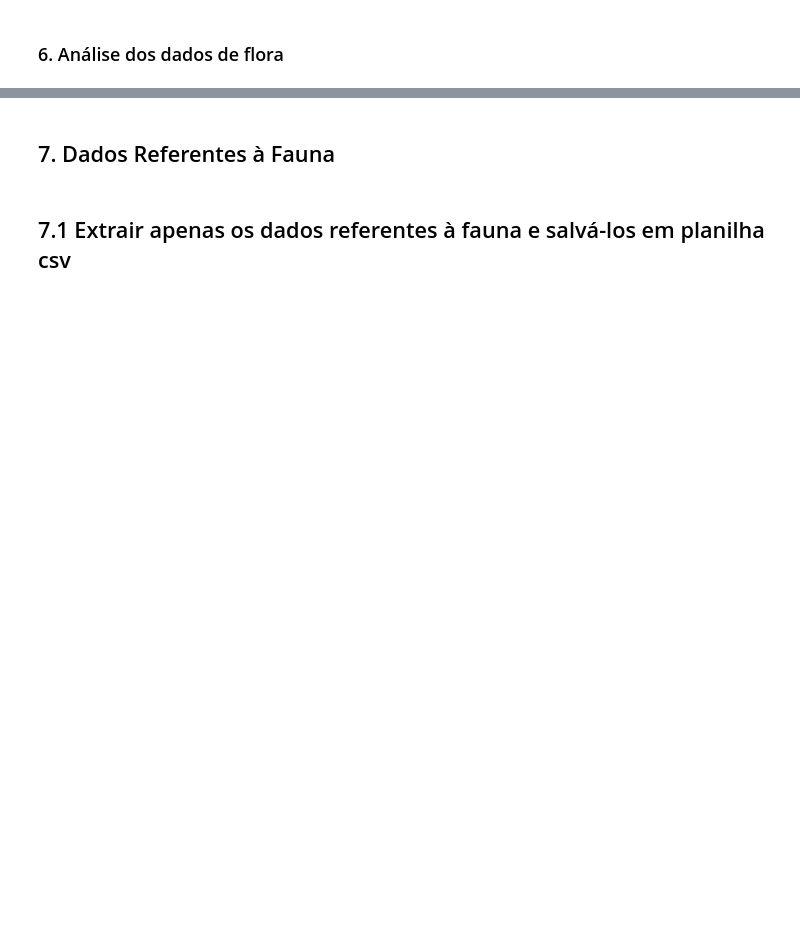
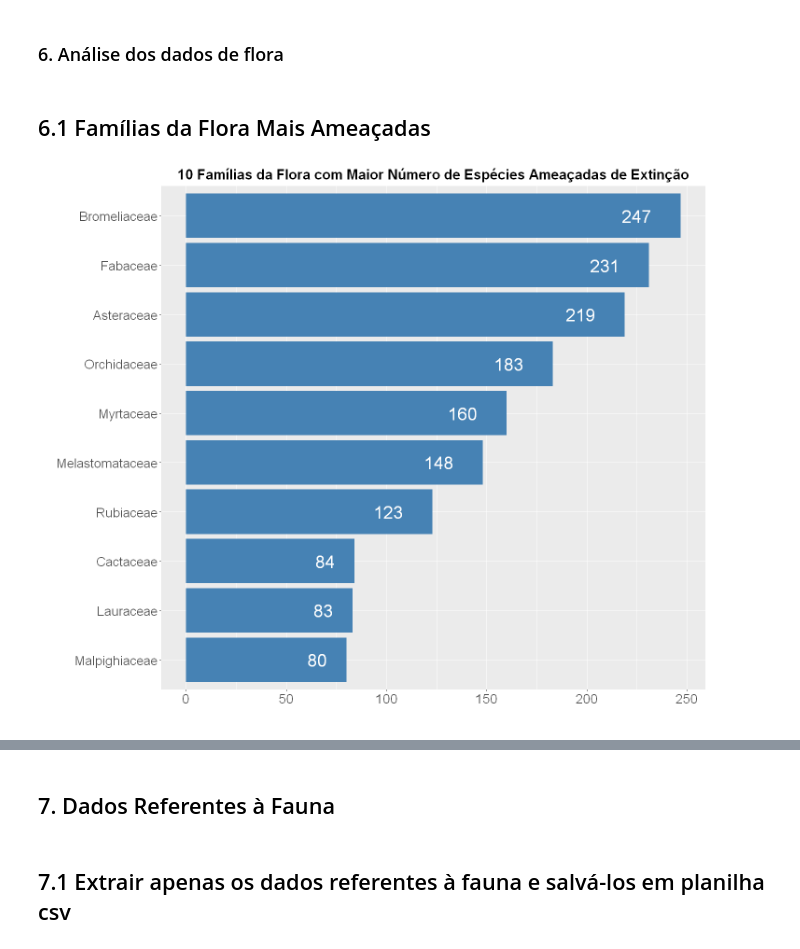
Before and after one commit to robson-cruz/Web_Scraping_R, a Jupyter notebook: Portaria_MMA_300-2022/portaria_mma_300_2022.ipynb, the cells around one changed output, grey strips where cells are left out. Drawn from its saved outputs; the diff is of its cells as text; code cells hidden in the pictures; blank space fills up the shorter version.

Commit message:
Especies madeireriras. Graficos fauna

```diff
--- a/Portaria_MMA_300-2022/portaria_mma_300_2022.ipynb
+++ b/Portaria_MMA_300-2022/portaria_mma_300_2022.ipynb
@@ -95,5 +144,13 @@ for (i in 1:65) {
 # %%
 df_flora <- read.csv2('./port_mma300_2022_flora.csv', fileEncoding = 'UTF-8')
 
-sum(is.na(str_extract(df_flora$especie_subespecie_var,
-                               '(\\b\\w+\\s\\w+\\b)|(\\b\\w+\\s\\w+\\s\\w+\\b)')))
+nomes_incorretos <- df_flora %>%
+        mutate(especie_subespecie_var = tolower(especie_subespecie_var)) %>%
+        mutate(especie_subespecie_var = R.utils::capitalize(especie_subespecie_var)) %>%
+        mutate(especie_subespecie_var = str_trim(especie_subespecie_var)) %>%
+        mutate(especie_subespecie_var = str_squish(especie_subespecie_var)) %>%
+        filter(!especie_subespecie_var %in% str_extract(especie_subespecie_var, '(\\b\\w+\\s\\w+\\b)')) %>%
+        filter(!especie_subespecie_var %in% str_extract(especie_subespecie_var, '(\\b\\w+\\s\\w+\\s\\w+\\b)')) %>%
+        filter(!especie_subespecie_var %in% str_extract(especie_subespecie_var, '(\\b\\w+\\s\\w+-\\w+\\b)'))
+
+dim(nomes_incorretos)[1]
@@ -134,2 +225,26 @@ df %>%
 # %% [markdown]
 ### 6. Análise dos dados de flora
+# %% [markdown]
+## 6.1 Famílias da Flora Mais Ameaçadas
+# %%
+# Set figure size
+options(repr.plot.width = 12, repr.plot.height = 10)
+
+statusFamily <- df_fim %>%
+        #filter(familia != "") %>%
+        count(familia, sort = TRUE) %>%
+        slice_max(n, n = 10)
+
+statusFamily$familia <- with(statusFamily, reorder(familia, n))
+
+ggplot(statusFamily, aes(familia, n)) +
+        geom_col(fill = 'steelblue') + coord_flip() +
+        geom_text(aes(label = n, hjust = 2), color = 'white', size = 8) +
+        my_theme +
+        labs(
+                title = '10 Famílias da Flora com Maior Número de Espécies Ameaçadas de Extinção',
+                x = '',
+                y = ''
+            )
+# %% [output]
+[figure, added]
```
Also changed, not shown: parts of 38 cells of this notebook.
